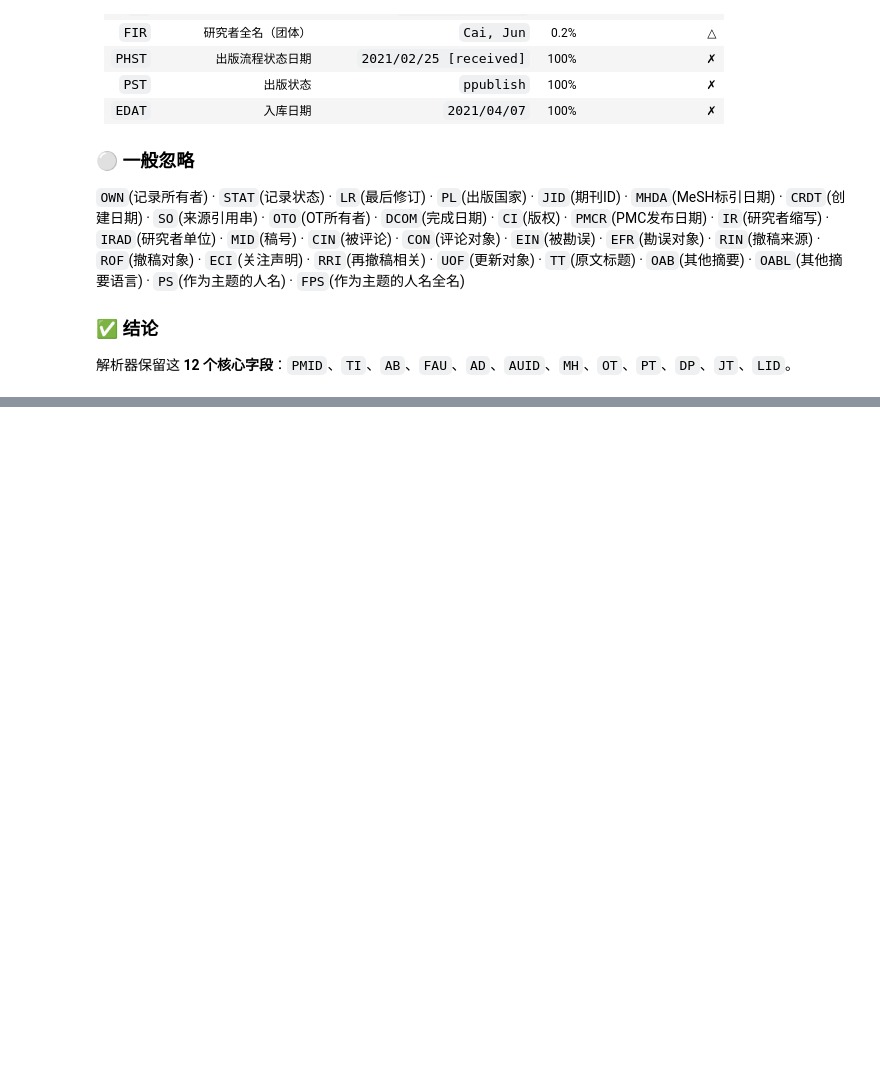
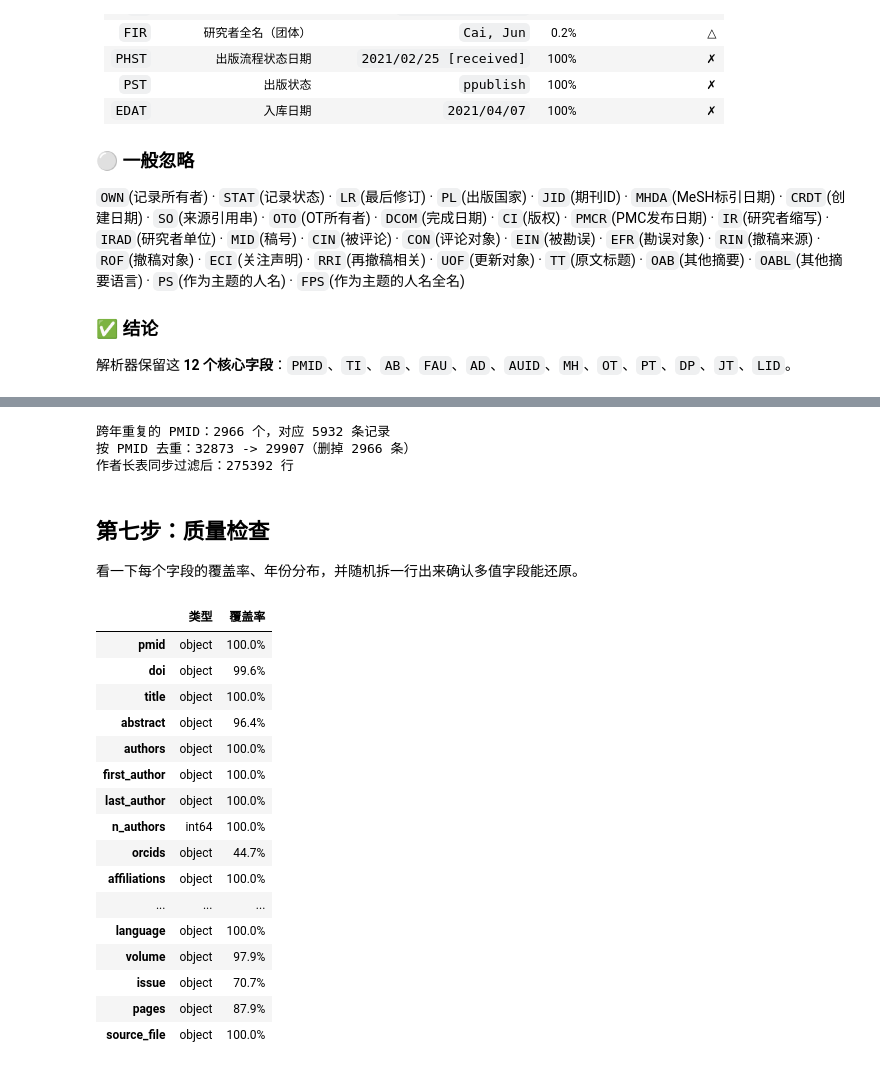
Before and after one commit to Tony0111/MEDscience_map_of_XJTU, a Jupyter notebook: notebooks/01_parse_nbib.ipynb, the cells around one changed output, grey strips where cells are left out. Cells and saved outputs as stored; diff of their text form; code cells hidden in the pictures; blank space fills up the shorter version.

```diff
--- a/notebooks/01_parse_nbib.ipynb
+++ b/notebooks/01_parse_nbib.ipynb
@@ -124,0 +220,13 @@ for tag, cnt in tag_counts.most_common():
+# %%
+sample_text = open(nbib_files[0], encoding='utf-8').read().split('\n\n')[0]
+sample_fields, sample_authors = parse_record(sample_text)
+
+print("普通字段示例：")
+for tag in ['PMID', 'TI', 'DP', 'JT', 'PT', 'LID', 'MH', 'OT']:
+    print(f"  {tag:<5}: {sample_fields.get(tag)}")
+
+print("\n作者块（作者 ↔ 单位 ↔ ORCID 已对应）：")
+for a in sample_authors:
+    print(f"  {a['name']:<24} ORCID={a['orcid']}")
+    for ad in a['affiliations']:
+        print(f"      └ {ad[:70]}")
@@ -124,0 +408,54 @@ for tag, cnt in tag_counts.most_common():
+# %%
+before = len(df)
+
+duplicated = df[df['pmid'].duplicated(keep=False)].sort_values('pmid')
+print(f"跨年重复的 PMID：{duplicated['pmid'].nunique()} 个，对应 {len(duplicated)} 条记录")
+
+df = df.drop_duplicates('pmid', keep='first').reset_index(drop=True)
+print(f"按 PMID 去重：{before} -> {len(df)}（删掉 {before - len(df)} 条）")
+
+# 作者长表同步：只保留留下来的 PMID，并按 (pmid, seq) 去重
+kept = set(df['pmid'])
+df_authors = (df_authors[df_authors['pmid'].isin(kept)]
+              .drop_duplicates(['pmid', 'seq'], keep='first')
+              .reset_index(drop=True))
+print(f"作者长表同步过滤后：{len(df_authors)} 行")
+# %% [output]
+跨年重复的 PMID：2966 个，对应 5932 条记录
+按 PMID 去重：32873 -> 29907（删掉 2966 条）
+作者长表同步过滤后：275392 行
+# %% [markdown]
+## 第七步：质量检查
+
+看一下每个字段的覆盖率、年份分布，并随机拆一行出来确认多值字段能还原。
+# %%
+def nonempty_ratio(s):
+    '''字段的非空比例。'''
+    if s.dtype == object:
+        return (s.fillna('').astype(str).str.strip() != '').mean()
+    return s.notna().mean()
+
+
+coverage = pd.DataFrame({
+    '类型': [str(df[c].dtype) for c in df.columns],
+    '覆盖率': [f"{nonempty_ratio(df[c]) * 100:.1f}%" for c in df.columns],
+}, index=df.columns)
+coverage
+# %% [output]
+|  | 类型 | 覆盖率 |
+| pmid | object | 100.0% |
+| doi | object | 99.6% |
+| title | object | 100.0% |
+| abstract | object | 96.4% |
+| authors | object | 100.0% |
+| first_author | object | 100.0% |
+| last_author | object | 100.0% |
+| n_authors | int64 | 100.0% |
+| orcids | object | 44.7% |
+| affiliations | object | 100.0% |
+| ... | ... | ... |
+| language | object | 100.0% |
+| volume | object | 97.9% |
+| issue | object | 70.7% |
+| pages | object | 87.9% |
+| source_file | object | 100.0% |
```
Also changed, not shown: parts of 20 cells of this notebook, 2 other files.
